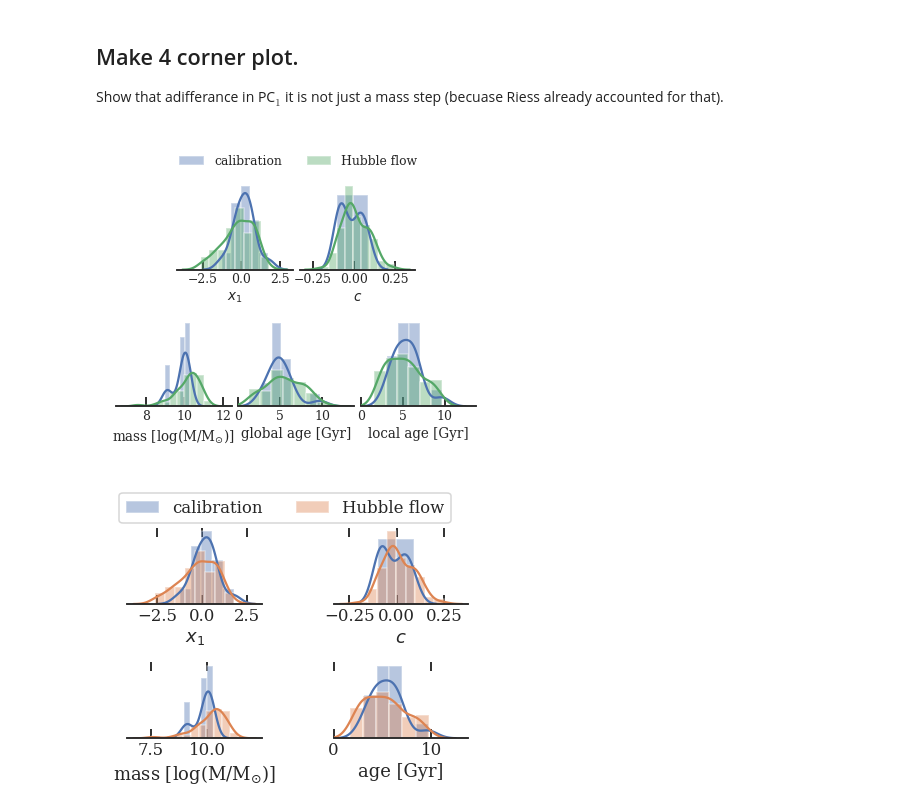
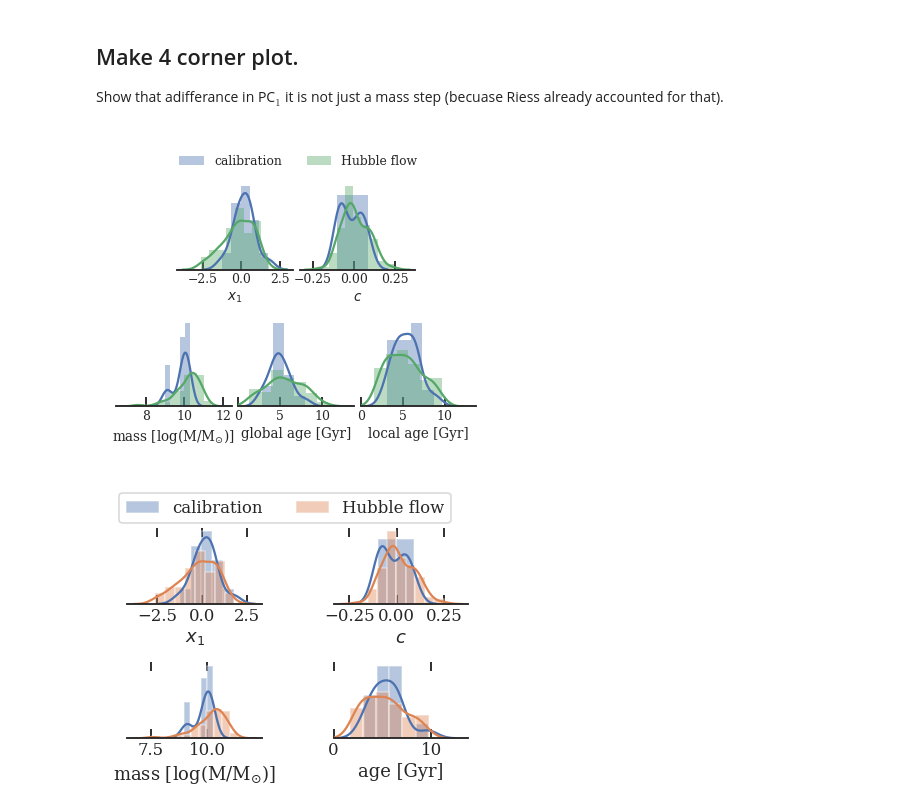
Before and after one commit to benjaminrose/MC-Age, a Jupyter notebook: figures/Discussion-H_0 effect.ipynb, the cells around one changed output. Cells and saved outputs as stored; diff of their text form; code cells hidden in the pictures.

```diff
--- a/figures/Discussion-H_0 effect.ipynb
+++ b/figures/Discussion-H_0 effect.ipynb
@@ -362,26 +362,36 @@ f = plt.gcf()
 f.tight_layout()   # improve spacing
 
 #x_1
-sns.distplot(calibration['x_1'], label='calibration', ax=ax1)
-sns.distplot(data['x1'], label='Hubble\nflow', ax=ax1, color='g')
+sns.distplot(calibration['x_1'], label='calibration', ax=ax1,
+             hist_kws={'linewidth': 0}) #linewidth to match older design
+sns.distplot(data['x1'], label='Hubble\nflow', ax=ax1, color='g',
+             hist_kws={'linewidth': 0}) #linewidth to match older design
 
 #c
-sns.distplot(calibration['c'], label='calibration', ax=ax2)
-sns.distplot(data['color'], label='Hubble flow', ax=ax2, color='g')
+sns.distplot(calibration['c'], label='calibration', ax=ax2,
+             hist_kws={'linewidth': 0}) #linewidth to match older design
+sns.distplot(data['color'], label='Hubble flow', ax=ax2, color='g',
+             hist_kws={'linewidth': 0}) #linewidth to match older design
 
 
 #mass
-sns.distplot(calibration['stellar mass'], label='calibration', ax=ax3)
-sns.distplot(data['stellar mass'], label='Hubble flow', ax=ax3, color='g')
+sns.distplot(calibration['stellar mass'], label='calibration', ax=ax3,
+             hist_kws={'linewidth': 0}) #linewidth to match older design
+sns.distplot(data['stellar mass'], label='Hubble flow', ax=ax3, color='g',
+             hist_kws={'linewidth': 0}) #linewidth to match older design
 
 #global age
-sns.distplot(calibration_global['age'], label='calibration', ax=ax4)
-sns.distplot(data_global['age'], label='Hubble flow', ax=ax4, color='g')
+sns.distplot(calibration_global['age'], label='calibration', ax=ax4,
+             hist_kws={'linewidth': 0}) #linewidth to match older design
+sns.distplot(data_global['age'], label='Hubble flow', ax=ax4, color='g',
+             hist_kws={'linewidth': 0}) #linewidth to match older design
 ax4.set_xlim([0,13.8])
 
 #local age
-sns.distplot(calibration['age'], label='calibration', ax=ax5)
-sns.distplot(data['age'], label='Hubble flow', ax=ax5, color='g')
+sns.distplot(calibration['age'], label='calibration', ax=ax5,
+             hist_kws={'linewidth': 0}) #linewidth to match older design
+sns.distplot(data['age'], label='Hubble flow', ax=ax5, color='g',
+             hist_kws={'linewidth': 0}) #linewidth to match older design
 ax5.set_xlim([0,13.8])
 
 
@@ -413,34 +423,34 @@ ax2.set_xlabel(r'$c$')
 ax3.set_xlabel(r'mass [log(M/M$_{\odot}$)]')
 ax4.set_xlabel(r'global age [Gyr]')
 ax5.set_xlabel(r'local age [Gyr]')
 
 
 # plt.legend()
 # plt.legend(bbox_to_anchor=(0., 1.02, 1., .102), loc=3,
 #            ncol=2, mode="expand", borderaxespad=0.)
 # ax1.legend(bbox_to_anchor=(0.78, 1), loc=2, borderaxespad=0.) # in middle
 # ax2.legend(bbox_to_anchor=(0.65, 1), loc=2, borderaxespad=0.) # better top right
 # ax2.legend(bbox_to_anchor=(1.05, 1), loc=2, borderaxespad=0.) # ok on top right
 # ax1.legend(bbox_to_anchor=(0.1,1.02,1.,0.102), loc=3,
 #            ncol=2, mode='expand', borderaxespad=0)   #on top?
 
 
 #Set up legend
 legend_ax = f.add_axes([0.1, 0.95, 0.8, 0.1]) # set up a figure to put the legend on
 # remove all the junk
 sns.despine(left=True, bottom=True, ax=legend_ax)
 legend_ax.get_xaxis().set_ticks([])
 legend_ax.get_yaxis().set_ticks([])
 # get the legend details
 handles, labels = ax2.get_legend_handles_labels()
 #plot legend
 legend_ax.legend(handles, labels, ncol=2, loc=[0.18,0], frameon=False)
 
 
 plt.savefig('H0_components_5components.pdf', bbox_inches='tight')
 plt.show()
 # %% [output]
-[figure, old version]
+[figure, new version]
 # %%
 ### WITH LOCAL AGES
 
```
Also changed, not shown: parts of 15 cells of this notebook, 4 other files.
